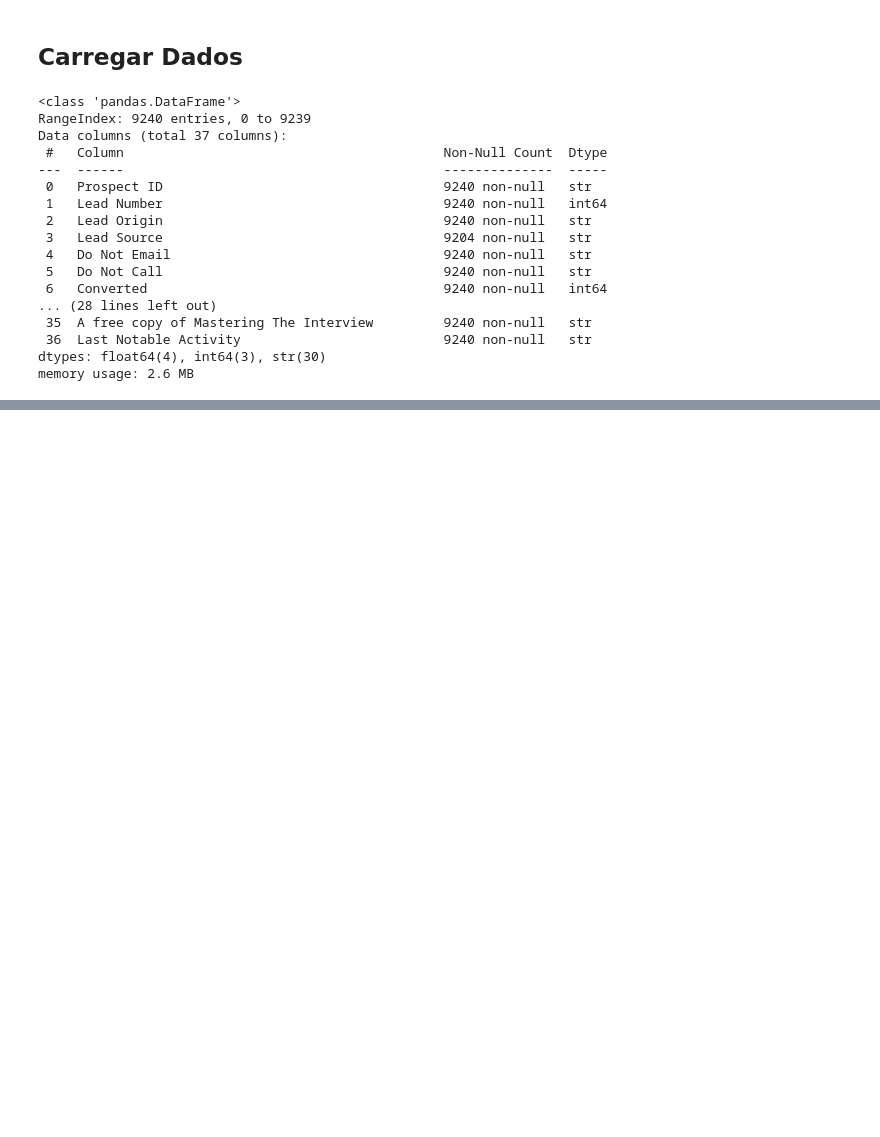
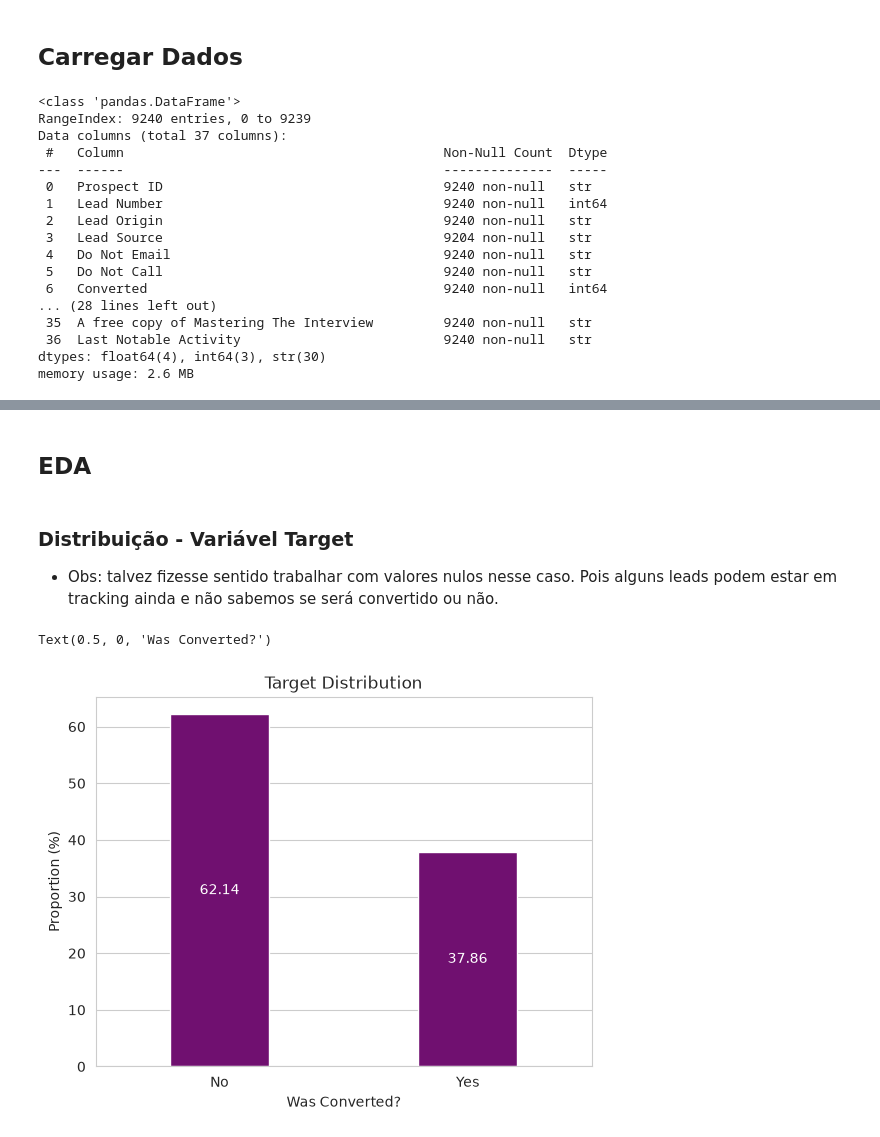
Before and after one commit to PedroSodreMalini/meus-projetos-machine-learning, a Jupyter notebook: 07-ensemble-de-modelos/1-bagging-classificacao/bagging.ipynb, the cells around one changed output, grey strips where cells are left out. Cells and saved outputs as stored; diff of their text form; code cells hidden in the pictures; blank space fills up the shorter version.

```diff
--- a/07-ensemble-de-modelos/1-bagging-classificacao/bagging.ipynb
+++ b/07-ensemble-de-modelos/1-bagging-classificacao/bagging.ipynb
@@ -51,0 +223,3 @@ df_convert.head(5)
+# %%
+colunas_categoricas = df_leads.select_dtypes(include='object').columns
+df_leads.dropna(subset=colunas_categoricas, inplace=True)
@@ -51,0 +254,4 @@ df_convert.head(5)
+# %%
+for column in df_leads.select_dtypes(include='number').columns.tolist():
+    if df_leads[column].nunique() == 1:
+        print(f"{column}")
@@ -51,0 +260,7 @@ df_convert.head(5)
+# %%
+for column in df_leads.select_dtypes(include='number').columns.tolist():
+    contagem_nulas = df_leads[column].isnull().sum()
+    percentual = contagem_nulas / len(df_leads)
+    if percentual > 0.25:
+        print(f"{column}: {percentual*100:.2f}%")
+        df_leads.drop(columns=column, inplace=True)
@@ -51,0 +272,3 @@ df_convert.head(5)
+# %%
+colunas_numericas = df_leads.select_dtypes(include='number').columns.tolist()
+df_leads.dropna(subset=colunas_numericas, inplace=True)
@@ -51,0 +297,21 @@ df_convert.head(5)
+# %% [markdown]
+## EDA
+# %% [markdown]
+### Distribuição - Variável Target
+- Obs: talvez fizesse sentido trabalhar com valores nulos nesse caso. Pois alguns leads podem estar em tracking ainda e não sabemos se será convertido ou não.
+# %%
+table = df_leads.value_counts('Converted', normalize=True) * 100 # type: ignore
+ax = sns.barplot(
+  table, # type: ignore
+  width=0.4,
+  color='purple',
+)
+plt.xticks([0, 1],['No', 'Yes'])
+for container in ax.containers:
+    ax.bar_label(container=container, fmt='%.2f', label_type="center", color='white') # type: ignore
+plt.title("Target Distribution")
+plt.ylabel("Proportion (%)")
+plt.xlabel("Was Converted?")
+# %% [output]
+Text(0.5, 0, 'Was Converted?')
+[figure, added]
```
Also changed, not shown: parts of 31 cells of this notebook.
